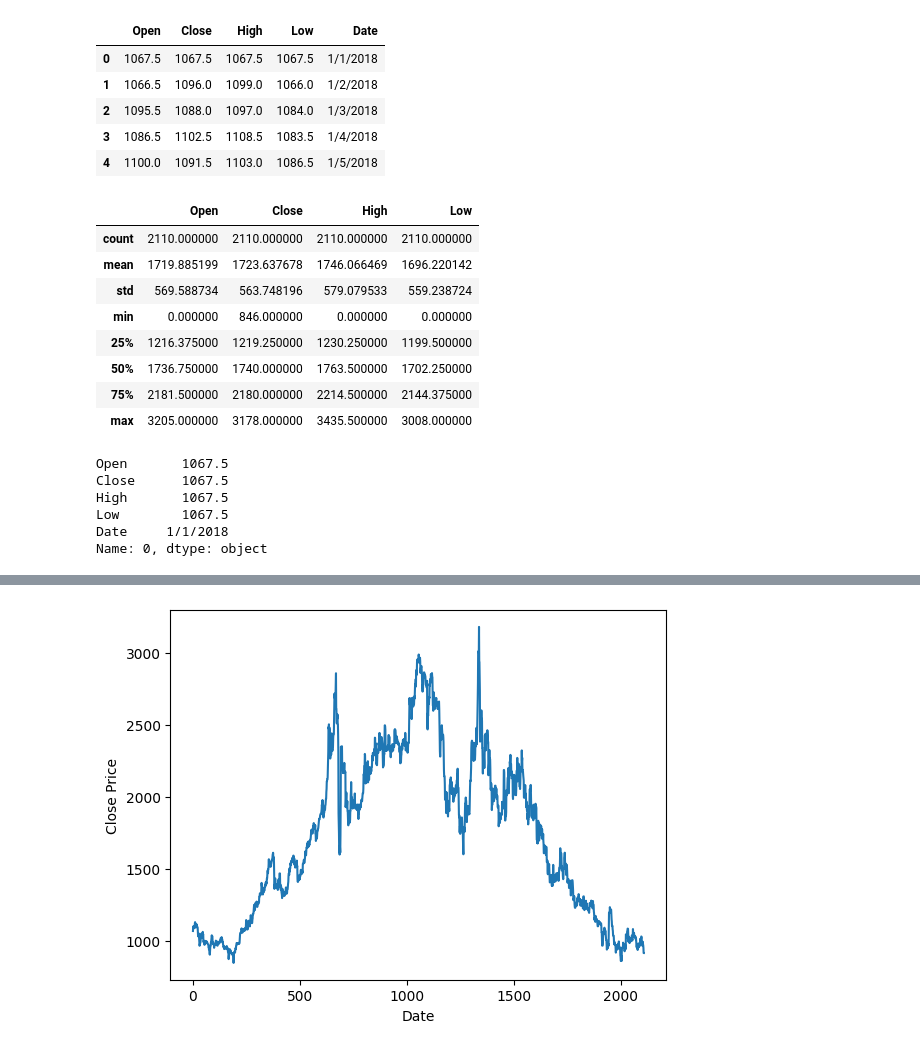
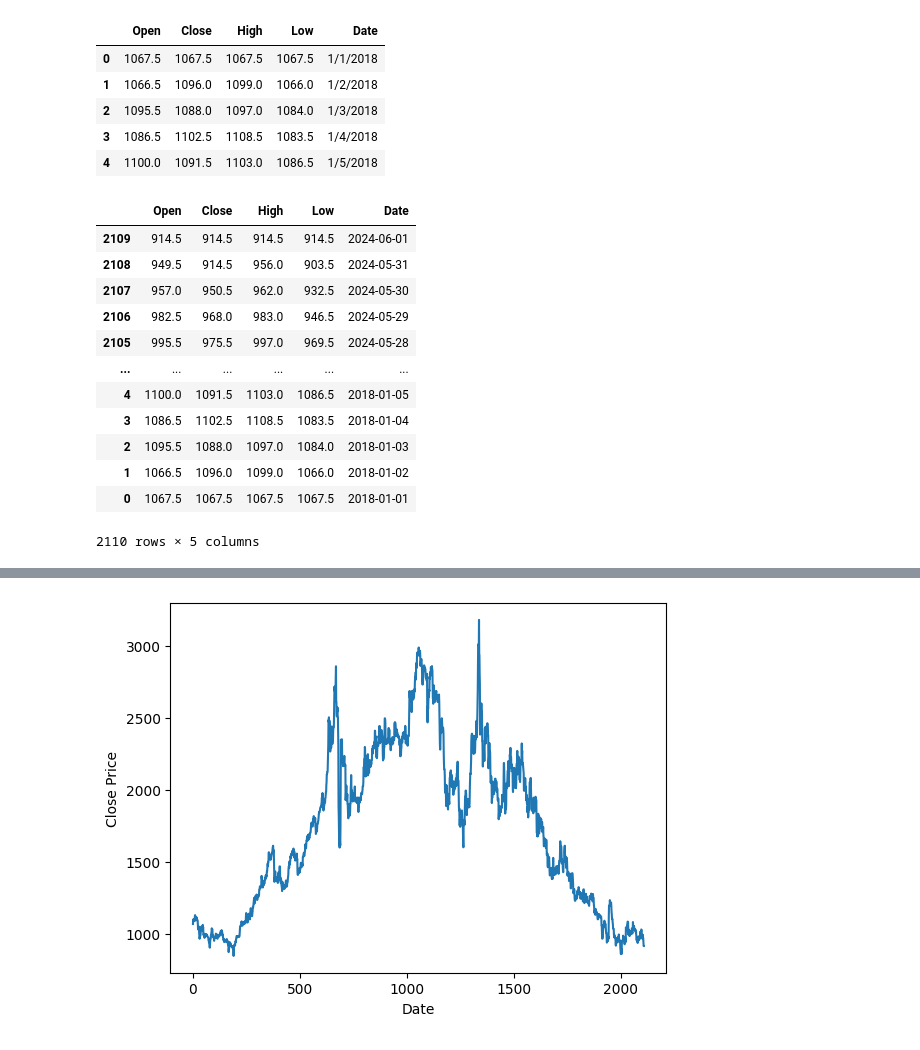
Before and after one commit to ThanhLinh023/Real-timeseriesDataForecast, a Jupyter notebook: Model/SVR/SVR_Palladium_6_4.ipynb, the cells around one changed output, grey strips where cells are left out. Saved outputs shown, nothing was run; the diff lists cells and outputs as text; code cells hidden in the pictures.

```diff
--- a/Model/SVR/SVR_Palladium_6_4.ipynb
+++ b/Model/SVR/SVR_Palladium_6_4.ipynb
@@ -19,23 +19,23 @@ df.head(5)
 | 3 | 1086.5 | 1102.5 | 1108.5 | 1083.5 | 1/4/2018 |
 | 4 | 1100.0 | 1091.5 | 1103.0 | 1086.5 | 1/5/2018 |
 # %%
-df.describe()
+# Đưa về kiểu date và đánh index
+df['Date'] = pd.to_datetime(df.Date)
+
+# Sắp xếp lại index
+df = df.sort_index(ascending=False)
+df
 # %% [output]
-|  | Open | Close | High | Low |
-| count | 2110.000000 | 2110.000000 | 2110.000000 | 2110.000000 |
-| mean | 1719.885199 | 1723.637678 | 1746.066469 | 1696.220142 |
-| std | 569.588734 | 563.748196 | 579.079533 | 559.238724 |
-| min | 0.000000 | 846.000000 | 0.000000 | 0.000000 |
-| 25% | 1216.375000 | 1219.250000 | 1230.250000 | 1199.500000 |
-| 50% | 1736.750000 | 1740.000000 | 1763.500000 | 1702.250000 |
-| 75% | 2181.500000 | 2180.000000 | 2214.500000 | 2144.375000 |
-| max | 3205.000000 | 3178.000000 | 3435.500000 | 3008.000000 |
+|  | Open | Close | High | Low | Date |
+| 2109 | 914.5 | 914.5 | 914.5 | 914.5 | 2024-06-01 |
+| 2108 | 949.5 | 914.5 | 956.0 | 903.5 | 2024-05-31 |
+| 2107 | 957.0 | 950.5 | 962.0 | 932.5 | 2024-05-30 |
+| 2106 | 982.5 | 968.0 | 983.0 | 946.5 | 2024-05-29 |
+| 2105 | 995.5 | 975.5 | 997.0 | 969.5 | 2024-05-28 |
+| ... | ... | ... | ... | ... | ... |
+| 4 | 1100.0 | 1091.5 | 1103.0 | 1086.5 | 2018-01-05 |
+| 3 | 1086.5 | 1102.5 | 1108.5 | 1083.5 | 2018-01-04 |
+| 2 | 1095.5 | 1088.0 | 1097.0 | 1084.0 | 2018-01-03 |
+| 1 | 1066.5 | 1096.0 | 1099.0 | 1066.0 | 2018-01-02 |
+| 0 | 1067.5 | 1067.5 | 1067.5 | 1067.5 | 2018-01-01 |
+2110 rows × 5 columns
-# %%
-df.loc[0,:]
-# %% [output]
-Open       1067.5
-Close      1067.5
-High       1067.5
-Low        1067.5
-Date     1/1/2018
-Name: 0, dtype: object
```
Also changed, not shown: parts of 11 cells of this notebook, 10 other files.
